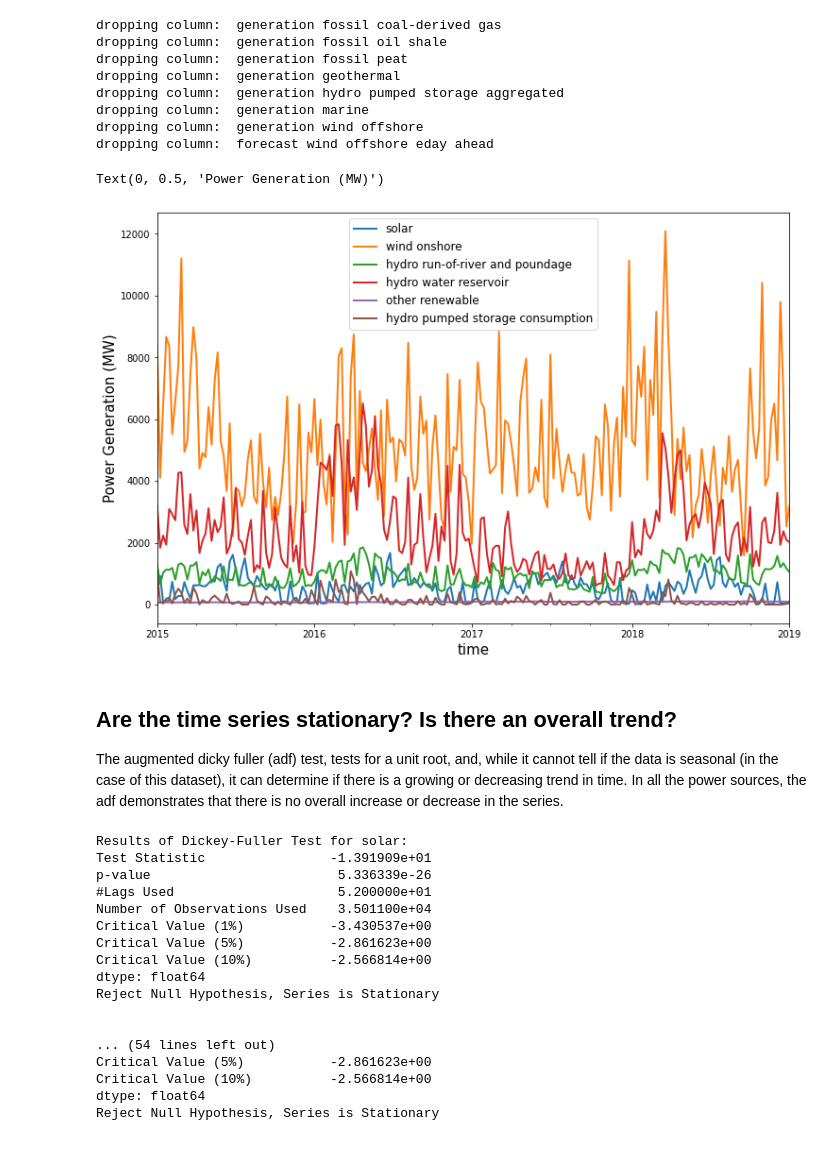
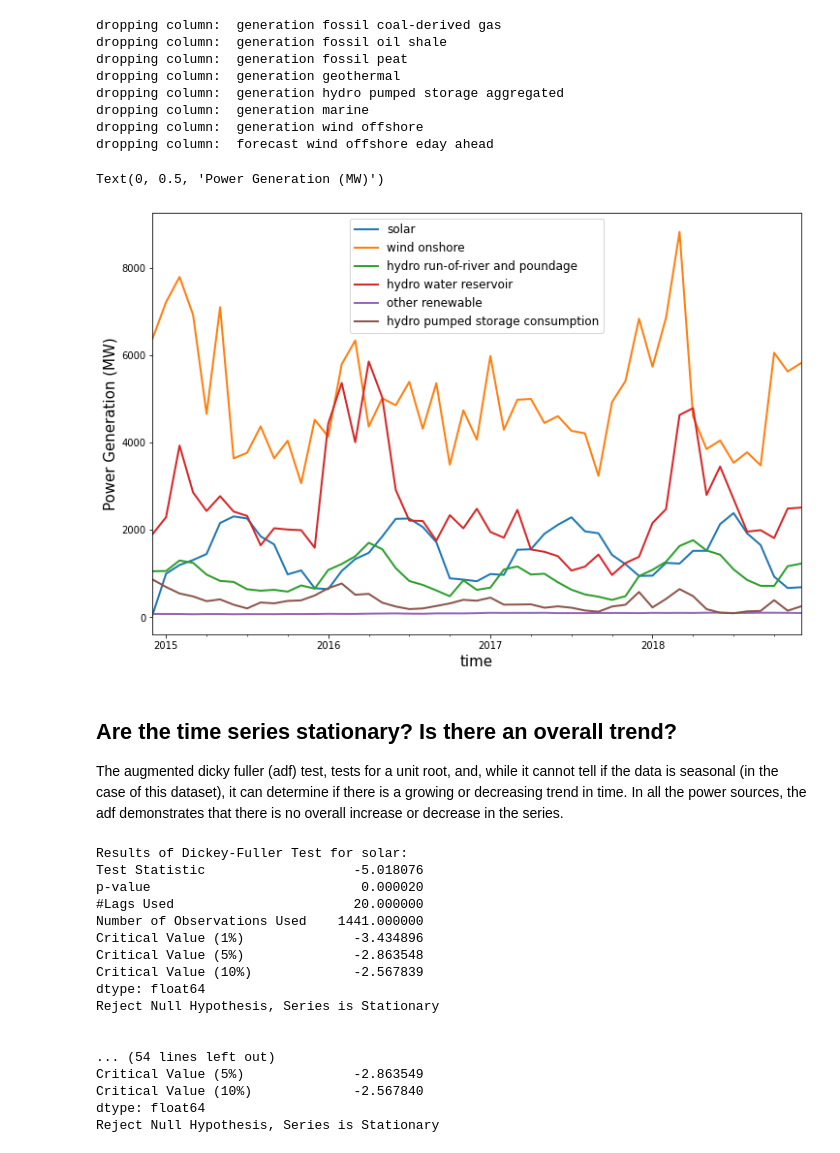
Before and after one commit to joshuamills98/spanish_energy_market_project, a Jupyter notebook: notebooks/Time Series Analysis.ipynb, the cells around one changed output. Cells and saved outputs as stored; diff of their text form; code cells hidden in the pictures.

```diff
--- a/notebooks/Time Series Analysis.ipynb
+++ b/notebooks/Time Series Analysis.ipynb
@@ -19,7 +25,9 @@ matplotlib.rcParams['lines.linewidth'] = 2
 energy_df = pd.read_csv('data/raw/energy_dataset.csv')  # Read in datasets
 weather_df = pd.read_csv('data/raw/weather_features.csv')
 # %%
-energy_df = datetime_conversion(drop_absent_cols(energy_df))
+energy_df = resample_dataframe(
+    datetime_conversion(
+        drop_absent_cols(energy_df)))
 # %% [output]
 dropping column:  generation fossil coal-derived gas
 dropping column:  generation fossil oil shale
@@ -32,19 +40,19 @@ dropping column:  forecast wind offshore eday ahead
 # %%
 renewable_sources = ['solar', 'wind onshore', 'hydro run-of-river and poundage', 'hydro water reservoir', 'other renewable', 'hydro pumped storage consumption']
 renewable_cols = ['generation ' + source for source in renewable_sources]
 fossil_fuel_sources = ['fossil brown coal/lignite', 'fossil gas', 'fossil hard coal', 'fossil oil']
 fossil_fuel_cols = ['generation ' + source for source in fossil_fuel_sources]
 other_source = ['nuclear', 'other', 'waste', 'biomass']
 other_cols = ['generation ' + source for source in other_source]
 
 fig,ax = plt.subplots(figsize = (12,8))
 for i, col in enumerate(renewable_cols):
-     energy_df[col].resample('1w').median().plot(ax=ax, label = renewable_sources[i])
+     energy_df[col].resample('1m').median().plot(ax=ax, label = renewable_sources[i])
 ax.legend()
 ax.set_ylabel('Power Generation (MW)')
 # %% [output]
 Text(0, 0.5, 'Power Generation (MW)')
-[figure, old version]
+[figure, new version]
 # %% [markdown]
 ## Are the time series stationary? Is there an overall trend?
 
@@ -54,19 +62,19 @@ for i, col in enumerate(renewable_cols):
      adf_test(energy_df[col], renewable_sources[i])
 # %% [output]
 Results of Dickey-Fuller Test for solar:
-Test Statistic                -1.391909e+01
-p-value                        5.336339e-26
-#Lags Used                     5.200000e+01
-Number of Observations Used    3.501100e+04
-Critical Value (1%)           -3.430537e+00
-Critical Value (5%)           -2.861623e+00
-Critical Value (10%)          -2.566814e+00
+Test Statistic                   -5.018076
+p-value                           0.000020
+#Lags Used                       20.000000
+Number of Observations Used    1441.000000
+Critical Value (1%)              -3.434896
+Critical Value (5%)              -2.863548
+Critical Value (10%)             -2.567839
 dtype: float64
 Reject Null Hypothesis, Series is Stationary
 
 
 ... (54 lines left out)
-Critical Value (5%)           -2.861623e+00
-Critical Value (10%)          -2.566814e+00
+Critical Value (5%)              -2.863549
+Critical Value (10%)             -2.567840
 dtype: float64
 Reject Null Hypothesis, Series is Stationary
```
Also changed, not shown: parts of 19 cells of this notebook, 4 other files.
